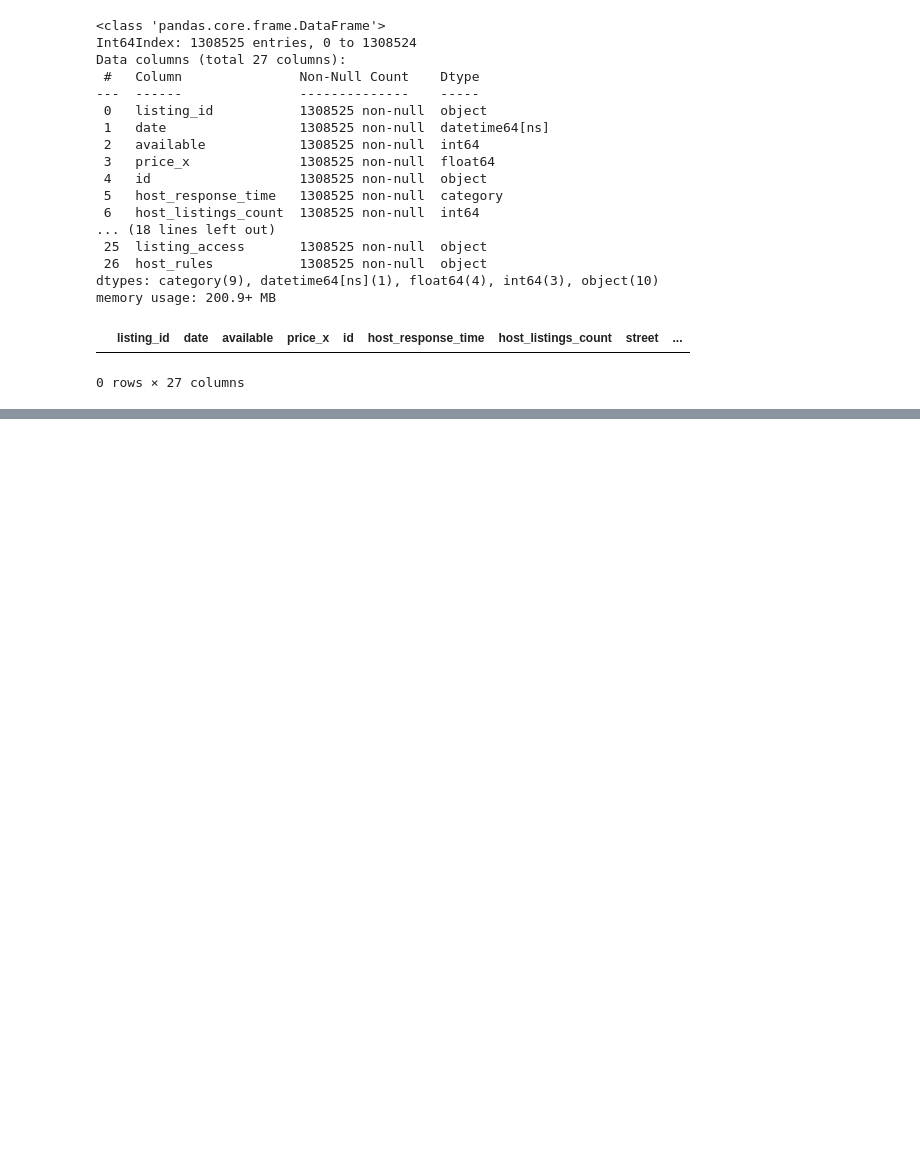
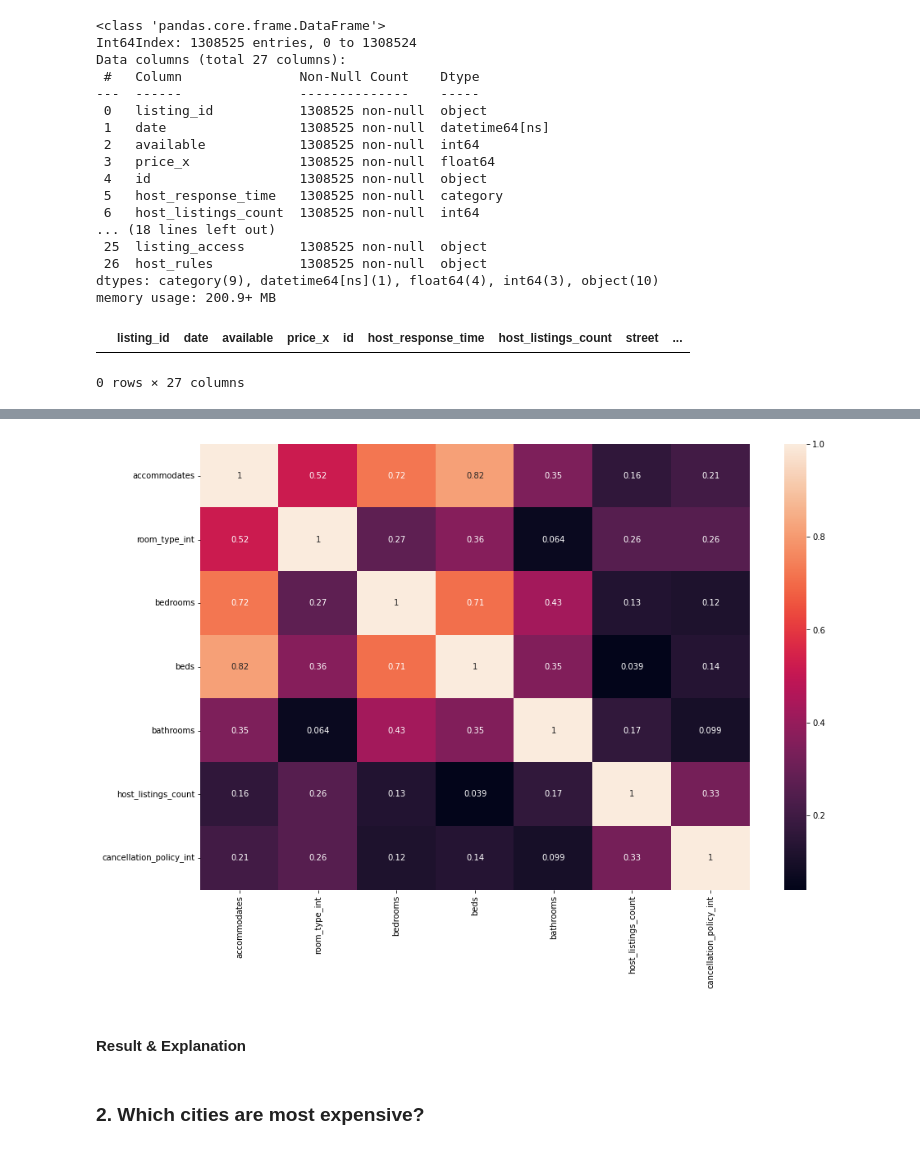
Before and after one commit to MehzHats/Boston-Data-Analysis, a Jupyter notebook: Boston Airbnb EDA.ipynb, the cells around one changed output, grey strips where cells are left out. Cells and saved outputs as stored; diff of their text form; code cells hidden in the pictures; blank space fills up the shorter version.

```diff
--- a/Boston Airbnb EDA.ipynb
+++ b/Boston Airbnb EDA.ipynb
@@ -607,0 +720,2 @@ listings_cleaned["bed_type"] = listings_cleaned["bed_type"].astype("category")
+# %%
+listings_cleaned["bed_type_int"] = listings_cleaned["bed_type"].cat.codes
@@ -620,0 +756,2 @@ listings_cleaned["cancellation_policy"] = listings_cleaned["cancellation_policy"
+# %%
+listings_cleaned["cancellation_policy_int"] = listings_cleaned["cancellation_policy"].cat.codes
@@ -620,0 +760,8 @@ listings_cleaned["cancellation_policy"] = listings_cleaned["cancellation_policy"
+# %%
+def fix_neighbourhood(row):
+  if row["neighbourhood"] is np.nan:
+    return row["street"].split(',')[0]
+  else:
+    return row["neighbourhood"]
+
+listings_cleaned["neighbourhood"] = listings_cleaned.apply(fix_neighbourhood, axis=1)
@@ -758,0 +1004,9 @@ assert cal_list_rev.shape[0] == cal_list.shape[0]
+# %%
+fig, ax = plt.subplots(figsize=(15,10))
+sns.heatmap(listings_cleaned[['accommodates', 'room_type_int', 'bedrooms', 'beds', 'bathrooms', 'host_listings_count', 'cancellation_policy_int']].corr(), annot=True);
+# %% [output]
+[figure, added]
+# %% [markdown]
+#### Result & Explanation
+# %% [markdown]
+### 2. Which cities are most expensive?
```
Also changed, not shown: parts of 118 cells of this notebook.
